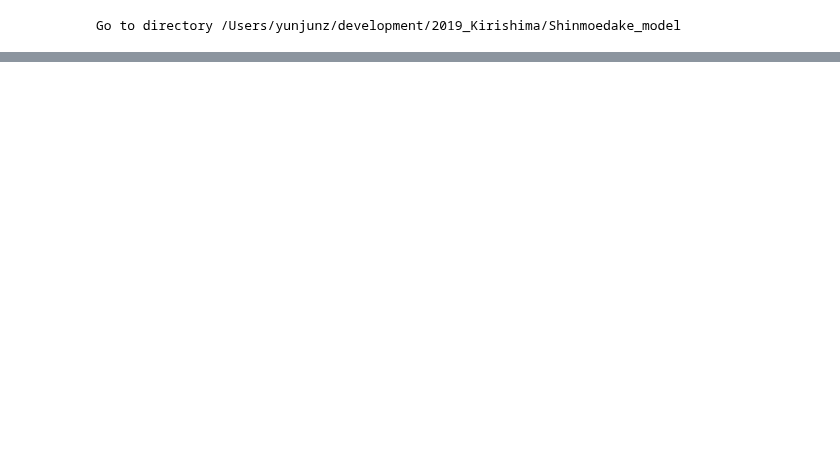
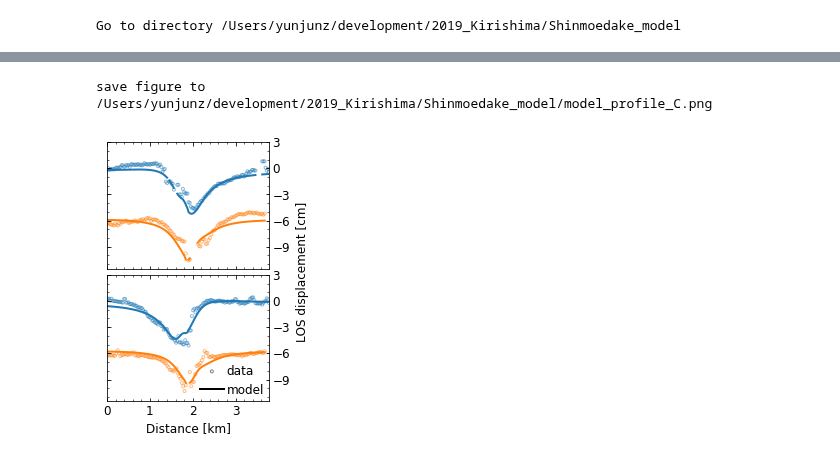
Before and after one commit to geodesymiami/2021-Kirishima, a Jupyter notebook: Fig_3_Shinmoedake_model.ipynb, the cells around one changed output, grey strips where cells are left out. Saved outputs shown, nothing was run; the diff lists cells and outputs as text; code cells hidden in the pictures; blank space fills up the shorter version.

```diff
--- a/Fig_3_Shinmoedake_model.ipynb
+++ b/Fig_3_Shinmoedake_model.ipynb
@@ -80,0 +28,10 @@ finished writing to /Users/yunjunz/insarlab/Kirishima/Model/Shinmoedake_2008/inv
+# %%
+# GBIS inversion result --> HDF5 file
+inv_files = [os.path.join(inv_dir, 'ShinmoedakeAlosDT73_20081012_20100302.h5'),
+             os.path.join(inv_dir, 'ShinmoedakeAlosAT424_20080929_20100520.h5')]
+if not all(os.path.isfile(i) for i in inv_files):
+    mat_file = os.path.join(inv_dir, '{}.mat'.format(os.path.basename(inv_dir)))
+    cmd = 'load_gbis.py {} --nodisplay '.format(mat_file)
+    print(cmd)
+    !{cmd}
+print('all GBIS inversion result HDF5 files exist.')
@@ -80,0 +102,60 @@ finished writing to /Users/yunjunz/insarlab/Kirishima/Model/Shinmoedake_2008/inv
+# %%
+## Figure 3 - Inversion result
+ds_names = ['data', 'model']
+
+# read transection data
+txn_hz_list = []
+txn_up_list = []
+for inv_file in inv_files:
+    for ds_name in ds_names:
+        data, atr = readfile.read(inv_file, datasetName=ds_name)
+        txn_hz = ut.transect_lalo(data, atr, start_lalo=profile_hz[0], end_lalo=profile_hz[1])
+        txn_up = ut.transect_lalo(data, atr, start_lalo=profile_up[0], end_lalo=profile_up[1])
+        txn_hz_list.append(txn_hz)
+        txn_up_list.append(txn_up)
+
+# plot
+fig, axs = plt.subplots(nrows=2, ncols=1, figsize=[2.5, 4], sharex=True, sharey=True)
+for i in range(len(axs)):
+    ax = axs[i]
+    # hz / up profile
+    off = 0
+    for txn_list, c in zip([txn_hz_list, txn_up_list], pp.mplColors[0:2]):
+        txn = txn_list[i*2]
+        ax.scatter(txn['distance']/1000.0, txn['value']*100.0 + off,
+                   facecolors='none', edgecolors=c, s=3**2, alpha=0.5, label='data')
+        txn = txn_list[i*2+1]
+        ax.plot(txn['distance']/1000.0, txn['value']*100.0 + off, c=c, lw=2, label='model')
+        off -= 5.5
+
+    # axis format
+    ax.set_xlim(0, np.max(txn_hz_list[0]['distance']/1000.0))
+    ax.set_ylim(-11.5, 3)
+    ax.yaxis.tick_right()
+    ax.yaxis.set_label_position('right')
+    ax.xaxis.set_minor_locator(ticker.AutoMinorLocator())
+    ax.yaxis.set_major_locator(ticker.MultipleLocator(3))
+    ax.yaxis.set_minor_locator(ticker.MultipleLocator(1))
+    ax.tick_params(which='both', direction='in', labelsize=font_size, bottom=True, top=True, left=True, right=True)
+
+fig.subplots_adjust(wspace=0.05, hspace=0.05, left=0.05, right=0.95, top=0.95, bottom=0.05)
+#pp.set_shared_xlabel(axs, 'Distance [km]', font_size=font_size, position='bottom', labelpad=0.03)
+#axs[0].set_ylabel('LOS displacement [cm]', fontsize=font_size)
+axs[1].set_xlabel('Distance [km]', fontsize=font_size)
+pp.set_shared_ylabel(axs, 'LOS displacement [cm]', font_size=font_size, position='right', labelpad=1.1)
+
+# legend
+ax = axs[1]
+handles, labels = ax.get_legend_handles_labels()
+leg = ax.legend(reversed(handles[0::2]), reversed(labels[0::2]), loc='lower right', fontsize=font_size, frameon=False, borderaxespad=0, handletextpad=0.25)
+leg.legendHandles[0].set_edgecolors('black')
+leg.legendHandles[1].set_color('black')
+
+# output
+out_file = os.path.abspath('model_profile_{}.png'.format(model_name))
+plt.savefig(out_file, bbox_inches='tight', transparent=True, dpi=fig_dpi)
+print('save figure to', out_file)
+plt.show()
+# %% [output]
+save figure to /Users/yunjunz/development/2019_Kirishima/Shinmoedake_model/model_profile_C.png
+[figure, added]
```
Also changed, not shown: parts of 11 cells of this notebook, 2 other files.
